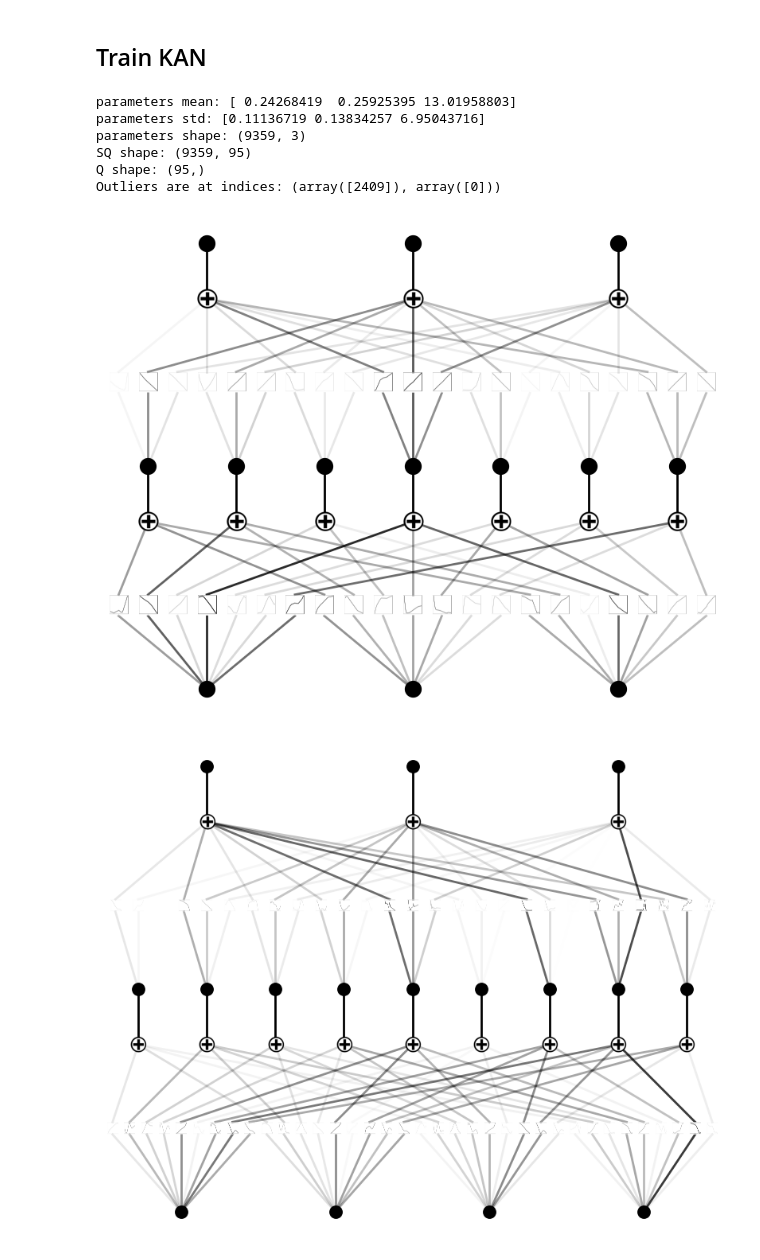
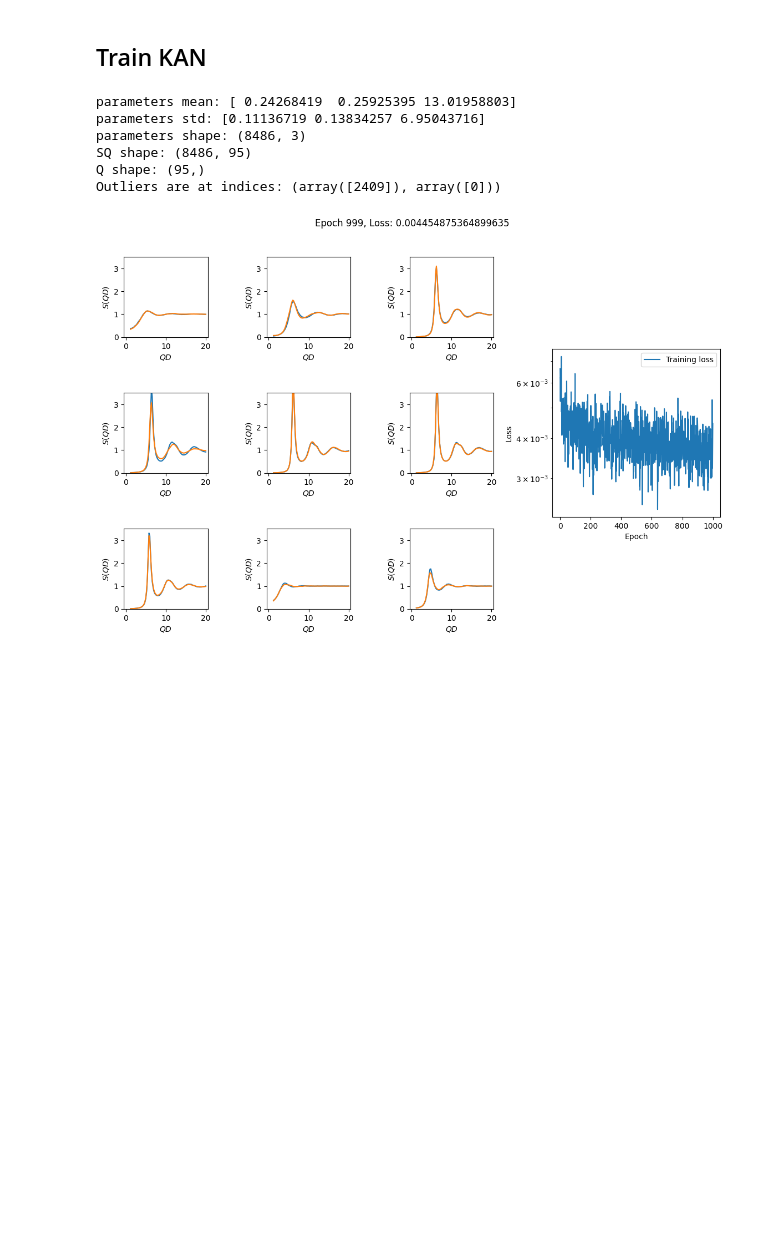
Before and after one commit to ch-tung/SQ_KAN, a Jupyter notebook: test_KAN_SQ_sin_cq.ipynb, the cells around one changed output. Drawn from its saved outputs; the diff is of its cells as text; code cells hidden in the pictures; blank space fills up the shorter version.

```diff
--- a/test_KAN_SQ_sin_cq.ipynb
+++ b/test_KAN_SQ_sin_cq.ipynb
@@ -221,7 +223,7 @@ def visualize_training_KAN(model, epoch, loss_list, x_ind, y_ind, save_path, sav
     plt.show()
     plt.pause(0.001)
 
-def train_model_KAN(model, x_train, y_train, epochs=100, batch_size=256, lr=1e-3, savefig=True, randQ=True, loss=nn.MSELoss()):
+def train_model_KAN(model, x_train, y_train, epochs=100, batch_size=256, lr=1e-3, savefig=True, randQ=True, loss_crit=nn.MSELoss()):
     # Convert numpy arrays to PyTorch tensors
     x_train_torch = to_torch_device(x_train)
     y_train_torch = to_torch_device(y_train)
@@ -232,7 +234,7 @@ def train_model_KAN(model, x_train, y_train, epochs=100, batch_size=256, lr=1e-3
 
     # Define a loss function
     # criterion = nn.MSELoss()
-    criterion = loss
+    criterion = loss_crit
     # criterion = nn.HuberLoss()
 
     # Define an optimizer
@@ -249,12 +251,18 @@ def train_model_KAN(model, x_train, y_train, epochs=100, batch_size=256, lr=1e-3
             # Forward pass: compute predicted y by passing x to the model
             y_pred = model(x_batch)
 
+            y_batch_cq = torch.log(-(-(1/y_batch-1).T/x_batch[:,0]).T+16)
+            y_pred_cq = torch.log(-(-(1/y_pred-1).T/x_batch[:,0]).T+16)
+
             # Compute and print loss
             if randQ:
                 index_loss = np.random.randint(95, size=76)
             else:
                 index_loss = np.arange(95)
-            loss = criterion(y_pred[:,index_loss], y_batch[:,index_loss])
+
+            crit1 = criterion(y_pred_cq[:,index_loss], y_batch_cq[:,index_loss])
+            crit2 = criterion(y_pred[:,index_loss], y_batch[:,index_loss])
+            loss = crit1 + crit2
 
             # Zero gradients, perform a backward pass, and update the weights
             optimizer.zero_grad()
@@ -287,21 +295,20 @@ def train_model_KAN(model, x_train, y_train, epochs=100, batch_size=256, lr=1e-3
             # plt.show()
 
         # if epoch % 10 == 0:
-            model.kan_aug.plot(scale=1)
-            model.kan.plot(scale=1)
+            # model.kan_aug.plot(scale=1)
+            # model.kan.plot(scale=1)
 # %%
 # load gridded data for fine tuning
-x_train, y_train, Q_train = load_training_data(config_file, extend=True)
+x_train, y_train, Q_train = load_training_data(config_file, extend=False)
 # %% [output]
 parameters mean: [ 0.24268419  0.25925395 13.01958803]
 parameters std: [0.11136719 0.13834257 6.95043716]
-parameters shape: (9359, 3)
-SQ shape: (9359, 95)
+parameters shape: (8486, 3)
+SQ shape: (8486, 95)
 Q shape: (95,)
 Outliers are at indices: (array([2409]), array([0]))
 # %%
 model_KAN.load_state_dict(torch.load('./saved_model/KAN/model_9_7_sin_full_ft.pth'))
-train_model_KAN(model_KAN, x_train, y_train, epochs=100, batch_size=512, lr=1e-3, randQ=False)
+train_model_KAN(model_KAN, x_train, y_train, epochs=1000, batch_size=200, lr=1e-3, randQ=False)
 # %% [output]
-[figure, old version]
+[figure, new version]
-[figure, removed]
```
Also changed, not shown: parts of 2 cells of this notebook, 2 other files.
